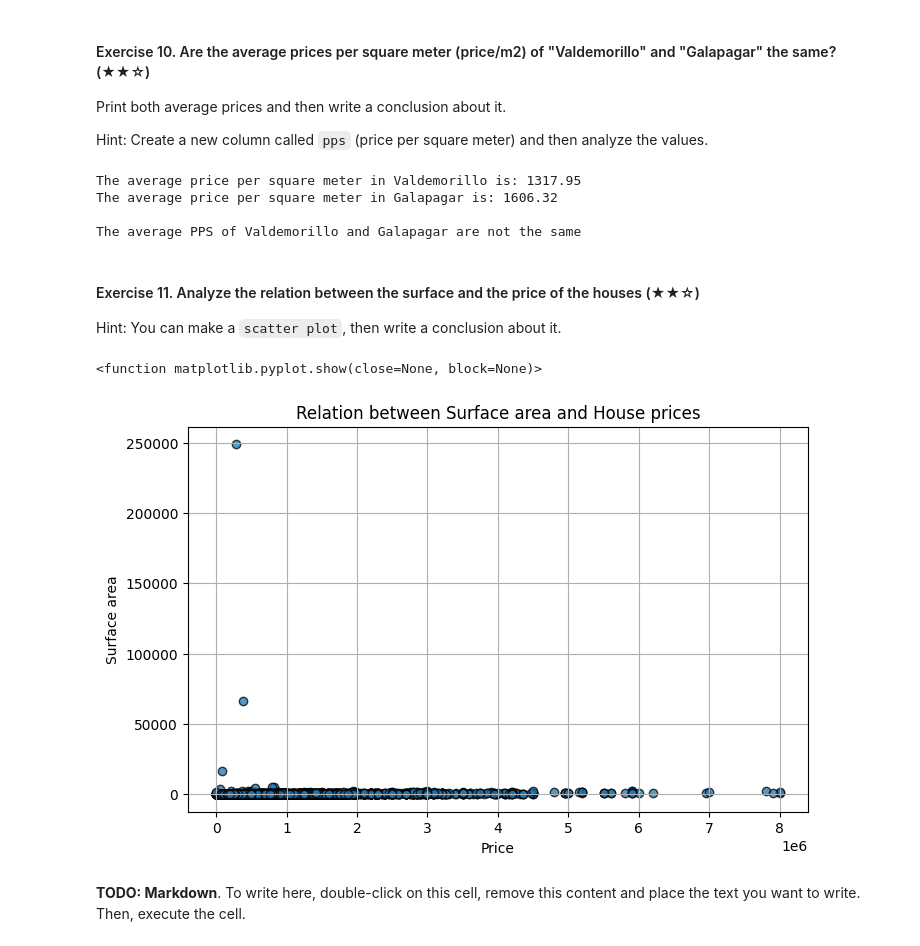
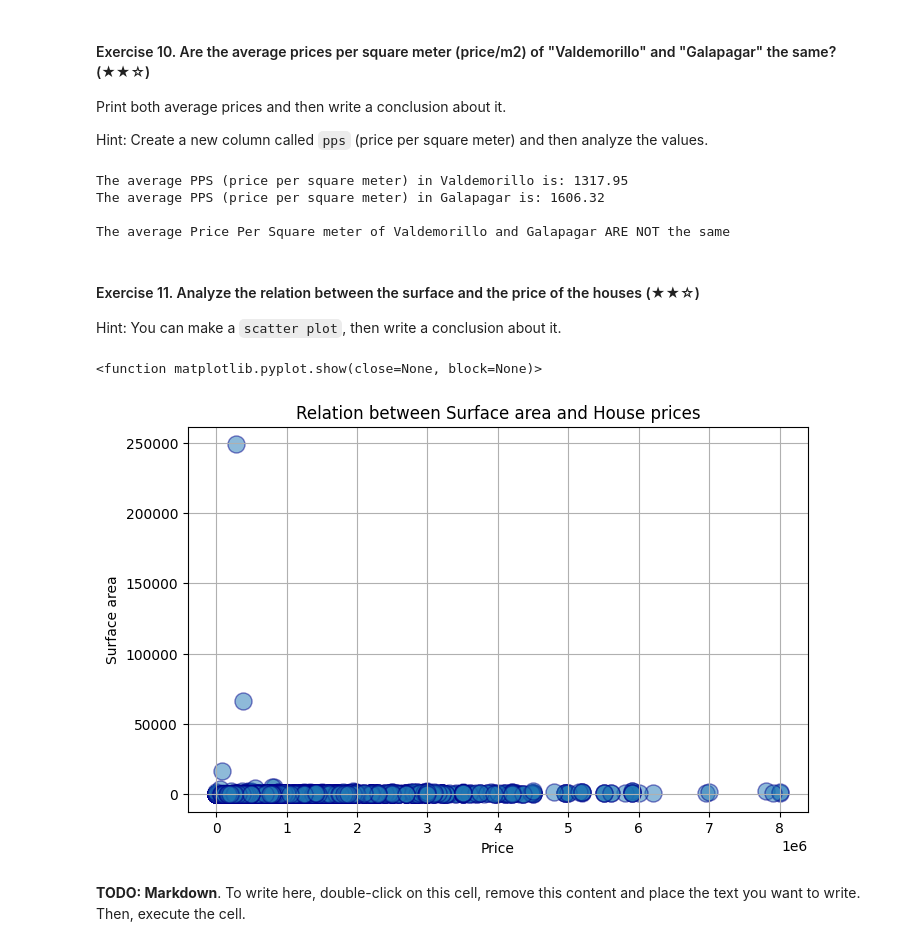
Before and after one commit to 4GeeksAcademy/realestate-datacleanup-exercise-msalaverri_prework_review, a Jupyter notebook: project.ipynb, the cells around one changed output. Drawn from its saved outputs; the diff is of its cells as text; code cells hidden in the pictures.

```diff
--- a/project.ipynb
+++ b/project.ipynb
@@ -288,18 +293,18 @@ galapagar_info = ds[ds['level5'] == "Galapagar"]
 avg_pps_valdemo = valdemorillo_info['pps'].mean()
 avg_pps_galap = galapagar_info['pps'].mean()
 
-print(f"The average price per square meter in Valdemorillo is: {avg_pps_valdemo:.2f}")
-print(f"The average price per square meter in Galapagar is: {avg_pps_galap:.2f}")
+print(f"The average PPS (price per square meter) in Valdemorillo is: {avg_pps_valdemo:.2f}")
+print(f"The average PPS (price per square meter) in Galapagar is: {avg_pps_galap:.2f}")
 
 if avg_pps_valdemo == avg_pps_galap:
-    print("\nThe average PPS in Valdemorillo and Galapagar are the same")
+    print("\nThe average Price Per Square meter in Valdemorillo and Galapagar ARE the same")
 else:
-    print("\nThe average PPS of Valdemorillo and Galapagar are not the same")
+    print("\nThe average Price Per Square meter of Valdemorillo and Galapagar ARE NOT the same")
 # %% [output]
-The average price per square meter in Valdemorillo is: 1317.95
-The average price per square meter in Galapagar is: 1606.32
+The average PPS (price per square meter) in Valdemorillo is: 1317.95
+The average PPS (price per square meter) in Galapagar is: 1606.32
 
-The average PPS of Valdemorillo and Galapagar are not the same
+The average Price Per Square meter of Valdemorillo and Galapagar ARE NOT the same
 # %% [markdown]
 #### Exercise 11. Analyze the relation between the surface and the price of the houses (★★☆)
 
@@ -307,16 +312,16 @@ Hint: You can make a `scatter plot`, then write a conclusion about it.
 # %%
 # TODO: Code
 
 plt.figure(figsize=[8,5])
-plt.scatter(ds['price'], ds['surface'], alpha=0.75,linewidths=1, edgecolors= "Black")
+plt.scatter(ds['price'], ds['surface'], s=150, alpha=0.5, linewidths=1, edgecolors= "darkblue")
 plt.ylabel('Surface area')
 plt.xlabel('Price')
 plt.title('Relation between Surface area and House prices')
 plt.grid(True)
 plt.show
 # %% [output]
 <function matplotlib.pyplot.show(close=None, block=None)>
-[figure, old version]
+[figure, new version]
 # %% [markdown]
 **TODO: Markdown**. To write here, double-click on this cell, remove this content and place the text you want to write. Then, execute the cell.
 # %% [markdown]
```
Also changed, not shown: parts of 8 cells of this notebook.
